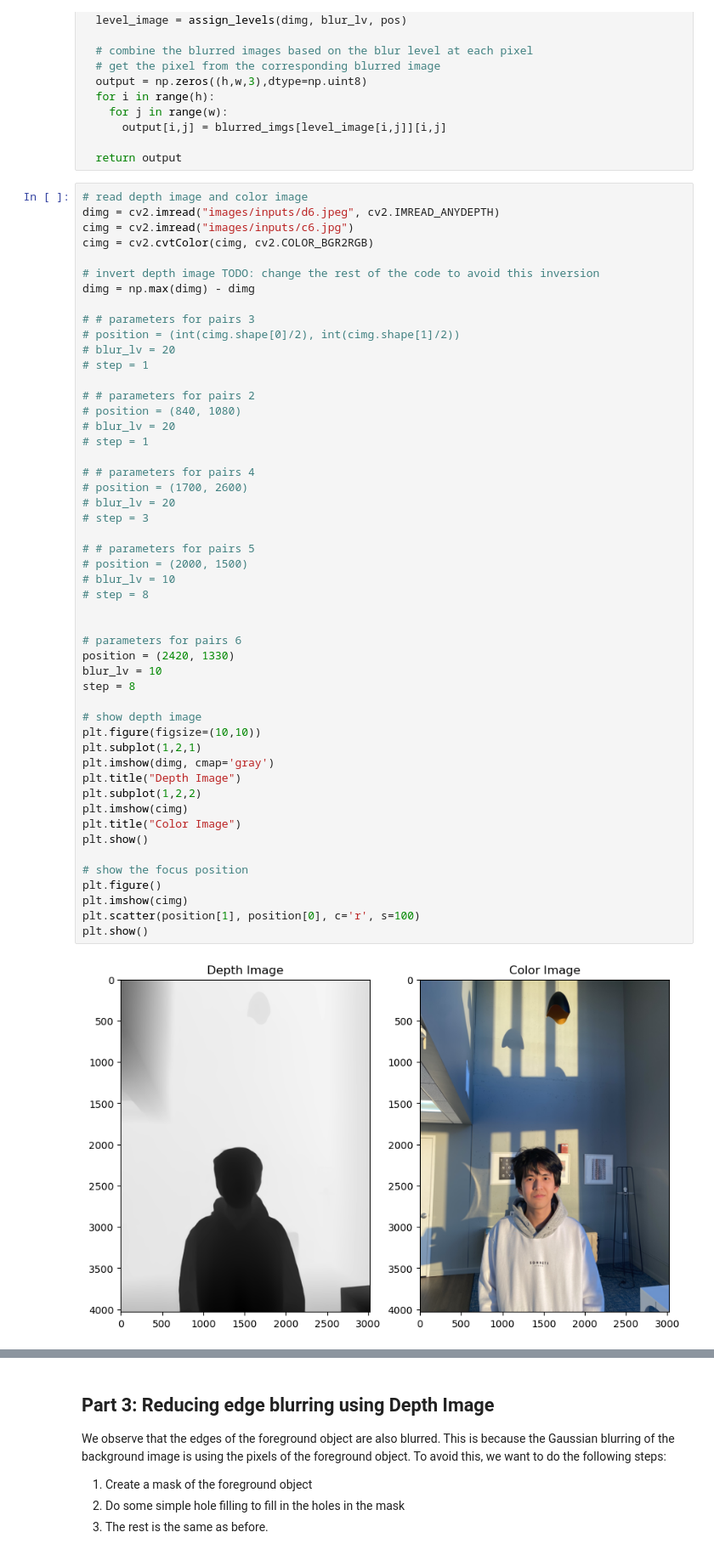
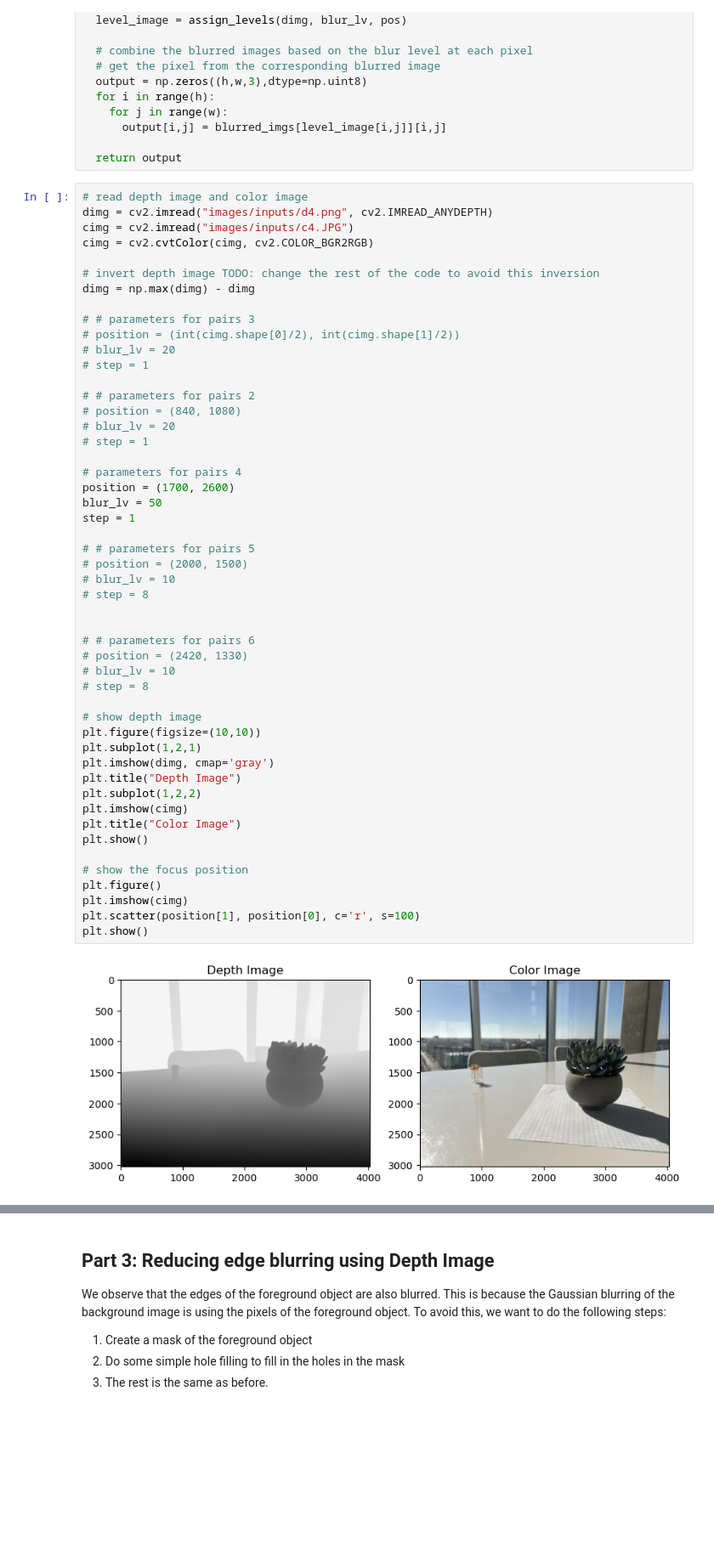
Before and after one commit to MingzhongSun/-cs-445-Monocular-Depth-Estimation-for-Minecraft, a Jupyter notebook: background_blur.ipynb, the cells around one changed output, grey strips where cells are left out. Shown at 85% size. Drawn from its saved outputs; the diff is of its cells as text; blank space fills up the shorter version.

```diff
--- a/background_blur.ipynb
+++ b/background_blur.ipynb
@@ -92,8 +96,8 @@ def blur_background(dimg, cimg, pos, blur_lv=5, step=1):
   return output
 # %%
 # read depth image and color image
-dimg = cv2.imread("images/inputs/d6.jpeg", cv2.IMREAD_ANYDEPTH)
-cimg = cv2.imread("images/inputs/c6.jpg")
+dimg = cv2.imread("images/inputs/d4.png", cv2.IMREAD_ANYDEPTH)
+cimg = cv2.imread("images/inputs/c4.JPG")
 cimg = cv2.cvtColor(cimg, cv2.COLOR_BGR2RGB)
 
 # invert depth image TODO: change the rest of the code to avoid this inversion
@@ -106,39 +110,39 @@ dimg = np.max(dimg) - dimg
 
 # # parameters for pairs 2
 # position = (840, 1080)
 # blur_lv = 20
 # step = 1
 
-# # parameters for pairs 4
-# position = (1700, 2600)
-# blur_lv = 20
-# step = 3
+# parameters for pairs 4
+position = (1700, 2600)
+blur_lv = 50
+step = 1
 
 # # parameters for pairs 5
 # position = (2000, 1500)
 # blur_lv = 10
 # step = 8
 
 
-# parameters for pairs 6
-position = (2420, 1330)
-blur_lv = 10
-step = 8
+# # parameters for pairs 6
+# position = (2420, 1330)
+# blur_lv = 10
+# step = 8
 
 # show depth image
 plt.figure(figsize=(10,10))
 plt.subplot(1,2,1)
 plt.imshow(dimg, cmap='gray')
 plt.title("Depth Image")
 plt.subplot(1,2,2)
 plt.imshow(cimg)
 plt.title("Color Image")
 plt.show()
 
 # show the focus position
 plt.figure()
 plt.imshow(cimg)
 plt.scatter(position[1], position[0], c='r', s=100)
 plt.show()
 # %% [output]
-[figure, old version]
+[figure, new version]
```
Also changed, not shown: parts of 7 cells of this notebook, 4 other files.
